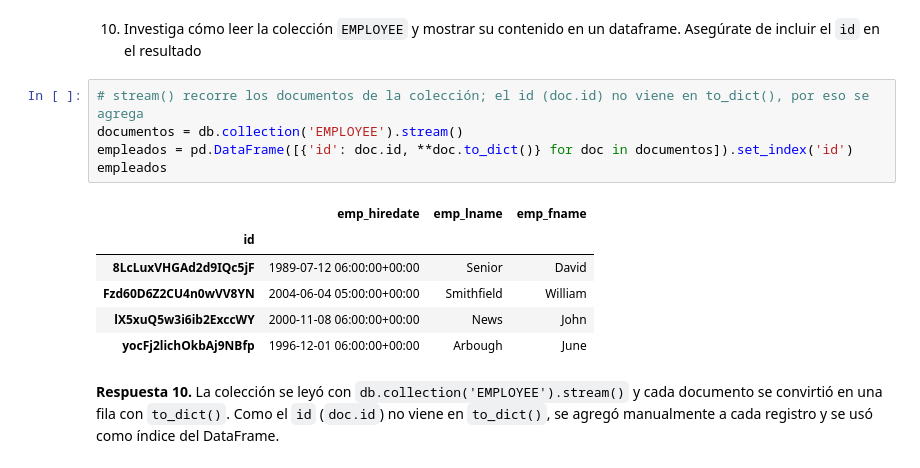
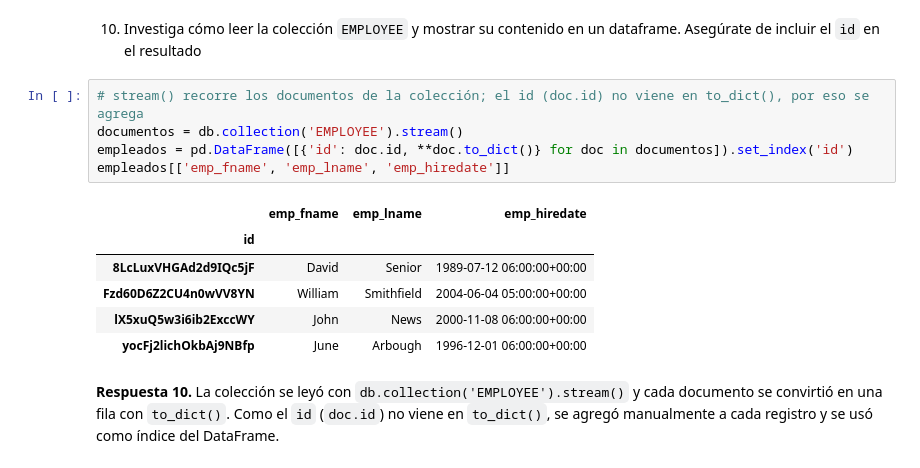
Before and after one commit to GJ030/Ciencia_datos, a Jupyter notebook: 3.2 Actividad 3 - Acceso BD y manipulación de datos/Actividad3BDManipulacion_A01841366.ipynb, the cells around one changed output. Drawn from its saved outputs; the diff is of its cells as text.

```diff
--- a/3.2 Actividad 3 - Acceso BD y manipulación de datos/Actividad3BDManipulacion_A01841366.ipynb
+++ b/3.2 Actividad 3 - Acceso BD y manipulación de datos/Actividad3BDManipulacion_A01841366.ipynb
@@ -364,15 +364,15 @@ db = firestore.client()
 # %%
 # stream() recorre los documentos de la colección; el id (doc.id) no viene en to_dict(), por eso se agrega
 documentos = db.collection('EMPLOYEE').stream()
 empleados = pd.DataFrame([{'id': doc.id, **doc.to_dict()} for doc in documentos]).set_index('id')
-empleados
+empleados[['emp_fname', 'emp_lname', 'emp_hiredate']]
 # %% [output]
-|  | emp_hiredate | emp_lname | emp_fname |
+|  | emp_fname | emp_lname | emp_hiredate |
 | id |  |  |  |
-| 8LcLuxVHGAd2d9IQc5jF | 1989-07-12 06:00:00+00:00 | Senior | David |
-| Fzd60D6Z2CU4n0wVV8YN | 2004-06-04 05:00:00+00:00 | Smithfield | William |
-| lX5xuQ5w3i6ib2ExccWY | 2000-11-08 06:00:00+00:00 | News | John |
-| yocFj2lichOkbAj9NBfp | 1996-12-01 06:00:00+00:00 | Arbough | June |
+| 8LcLuxVHGAd2d9IQc5jF | David | Senior | 1989-07-12 06:00:00+00:00 |
+| Fzd60D6Z2CU4n0wVV8YN | William | Smithfield | 2004-06-04 05:00:00+00:00 |
+| lX5xuQ5w3i6ib2ExccWY | John | News | 2000-11-08 06:00:00+00:00 |
+| yocFj2lichOkbAj9NBfp | June | Arbough | 1996-12-01 06:00:00+00:00 |
 # %% [markdown]
 **Respuesta 10.** La colección se leyó con `db.collection('EMPLOYEE').stream()` y cada documento se convirtió en una fila con `to_dict()`. Como el `id` (`doc.id`) no viene en `to_dict()`, se agregó manualmente a cada registro y se usó como índice del DataFrame.
 # %%
```
